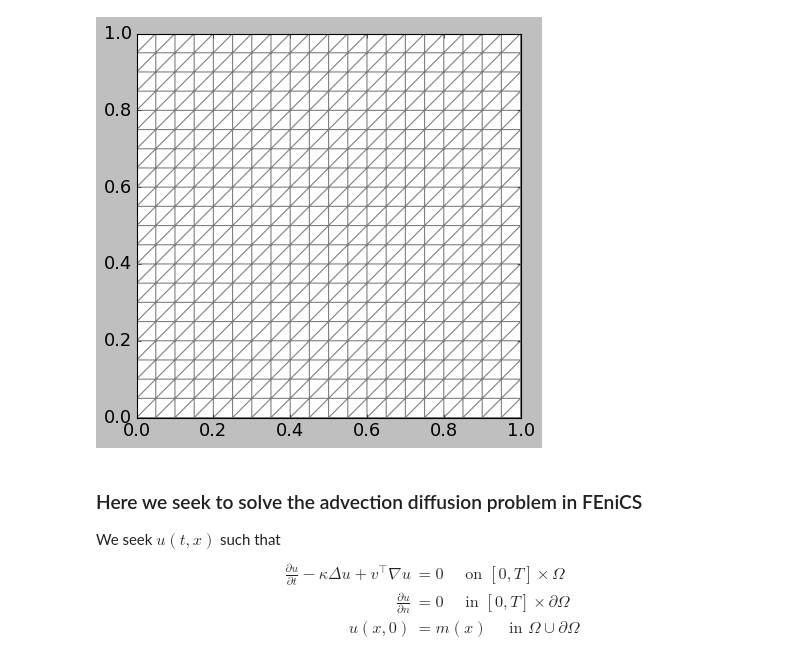
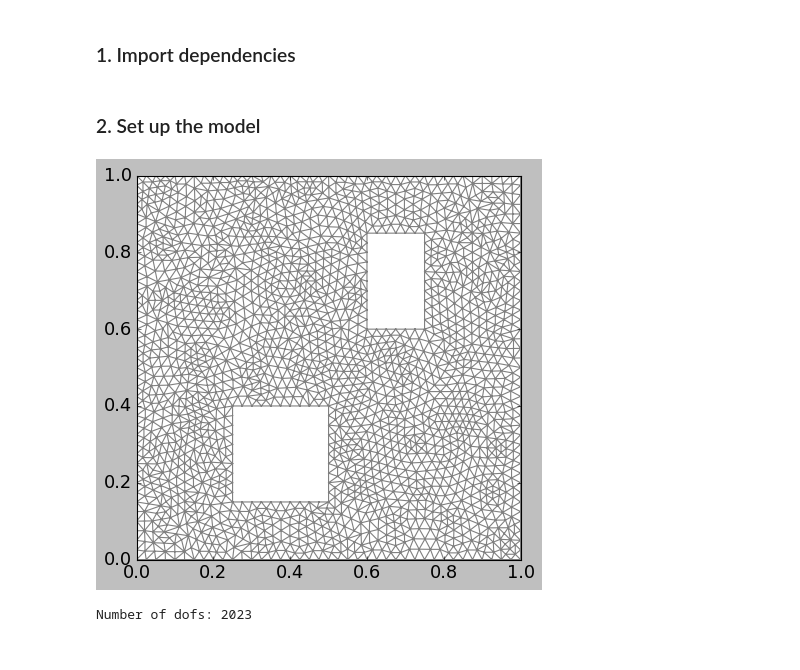
Before and after one commit to npetra/vippde-lab, a Jupyter notebook: 04_AdvectionDiffusion/AdvectionDiffusion_INCG.ipynb, the cells around one changed output. Cells and saved outputs as stored; diff of their text form; code cells hidden in the pictures.

```diff
--- a/04_AdvectionDiffusion/AdvectionDiffusion_INCG.ipynb
+++ b/04_AdvectionDiffusion/AdvectionDiffusion_INCG.ipynb
@@ -1,2 +97,4 @@
+# %% [markdown]
+### 1. Import dependencies
 # %%
 import fenics as dl
@@ -8,22 +107,18 @@ import ufl
 # %%
 plt.style.use('classic')
 plt.rcParams.update({'font.size': 16})
+# %% [markdown]
+### 2. Set up the model
 # %%
-nx = 20
-ny = 20
-mesh = dl.UnitSquareMesh(nx, ny)
+# load mesh and define finite element function spaces
+mesh = dl.Mesh("ad_20.xml")
+mesh = dl.refine(mesh)
+
 dl.plot(mesh)
 plt.show()
 
 Vh = dl.FunctionSpace(mesh, "CG", 1)
+print("Number of dofs: {}".format(Vh.dim()))
 # %% [output]
-[figure, old version]
+[figure, new version]
+Number of dofs: 2023
-# %% [markdown]
-### Here we seek to solve the advection diffusion problem in FEniCS
-
-We seek $u(t,x)$ such that
-\begin{align}
-\frac{\partial u}{\partial t} - \kappa\Delta u+v^{\top}\nabla u&= 0 \quad \text{ on }\left[0,T\right]\times\Omega\\
-\frac{\partial u}{\partial n}&=0\quad \text{ in }\left[0,T\right]\times\partial\Omega\\
-u(x,0)&=m(x)\quad \text{ in }\Omega\cup\partial\Omega
-\end{align}
```
Also changed, not shown: parts of 23 cells of this notebook, 1 other file.
